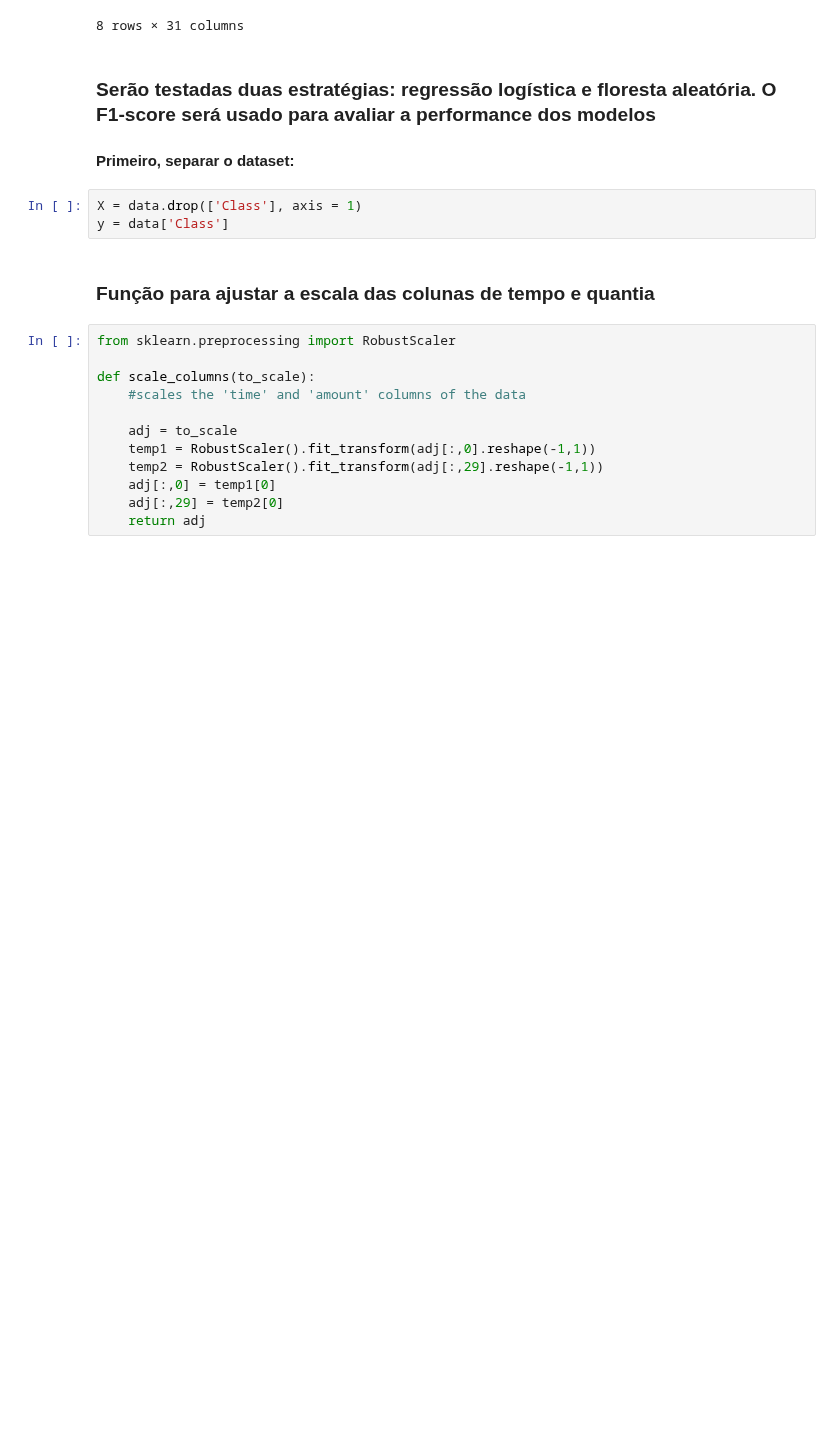
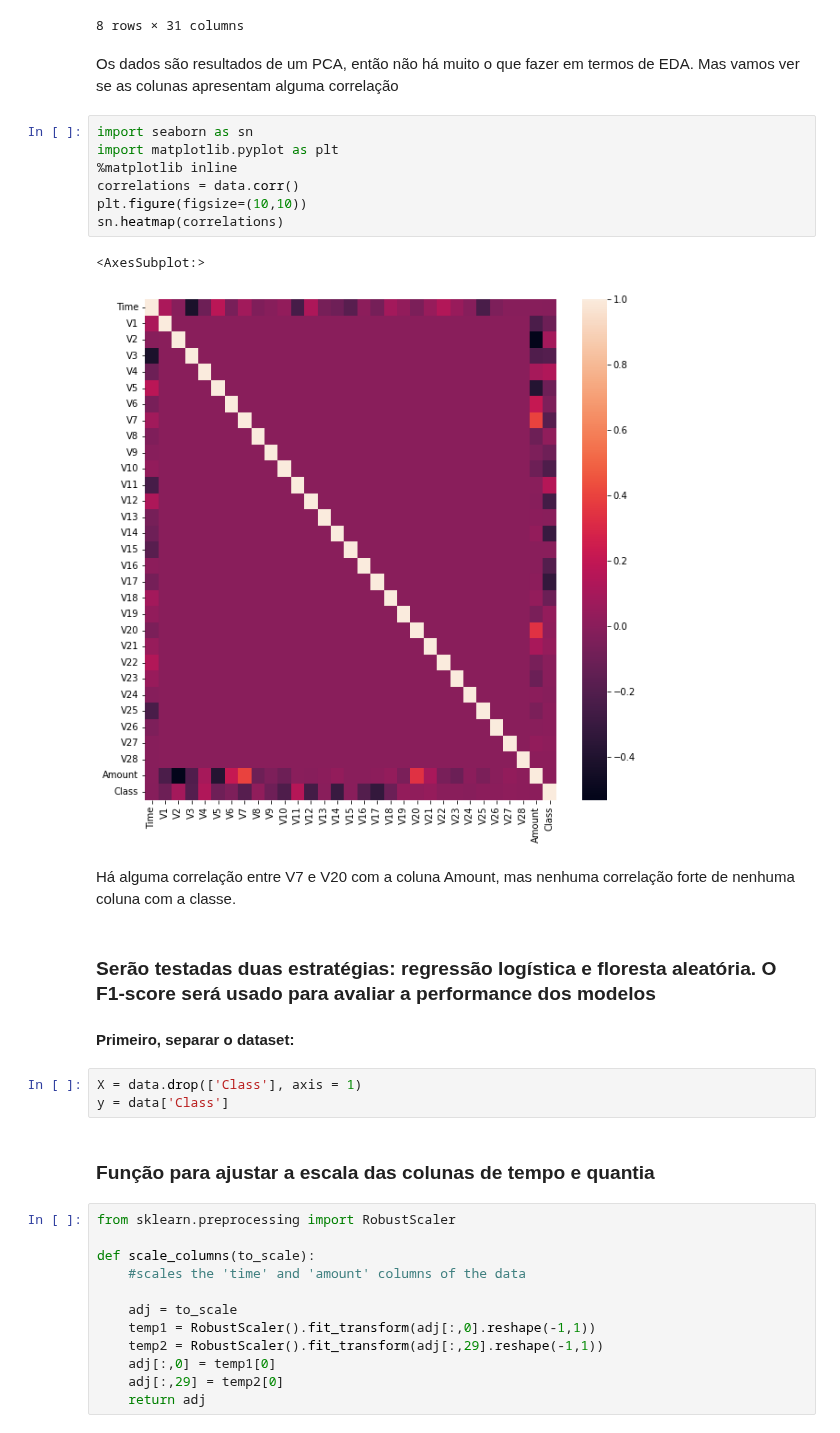
Before and after one commit to Sam-Tuna/kaggle-comps, a Jupyter notebook: credit-fraud.ipynb, the cells around one changed output. Saved outputs shown, nothing was run; the diff lists cells and outputs as text; blank space fills up the shorter version.

```diff
--- a/credit-fraud.ipynb
+++ b/credit-fraud.ipynb
@@ -32,6 +32,20 @@ data.describe()
 | 75% | 139320.500000 | 1.315642e+00 | 8.037239e-01 | 1.027196e+00 | 7.433413e-01 | 6.119264e-01 | 3.985649e-01 | 5.704361e-01 | 3.273459e-01 | 5.971390e-01 | ... | ... |
 | max | 172792.000000 | 2.454930e+00 | 2.205773e+01 | 9.382558e+00 | 1.687534e+01 | 3.480167e+01 | 7.330163e+01 | 1.205895e+02 | 2.000721e+01 | 1.559499e+01 | ... | ... |
 8 rows × 31 columns
+# %% [markdown]
+Os dados são resultados de um PCA, então não há muito o que fazer em termos de EDA. Mas vamos ver se as colunas apresentam alguma correlação
+# %%
+import seaborn as sn
+import matplotlib.pyplot as plt
+%matplotlib inline
+correlations = data.corr()
+plt.figure(figsize=(10,10))
+sn.heatmap(correlations)
+# %% [output]
+<AxesSubplot:>
+[figure, added]
+# %% [markdown]
+Há alguma correlação entre V7 e V20 com a coluna Amount, mas nenhuma correlação forte de nenhuma coluna com a classe.
 # %% [markdown]
 ### Serão testadas duas estratégias: regressão logística e floresta aleatória. O F1-score será usado para avaliar a performance dos modelos
 #### Primeiro, separar o dataset:
```
Also changed, not shown: parts of 7 cells of this notebook.
